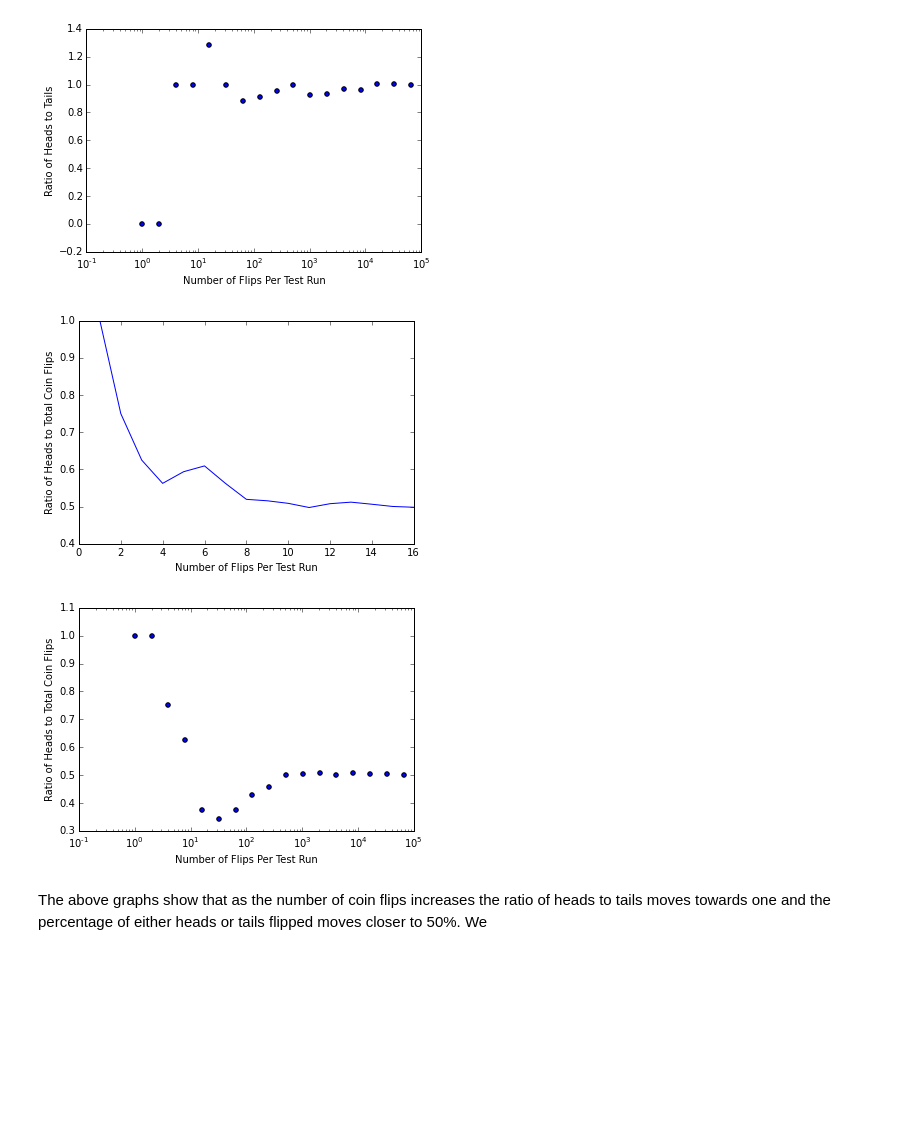
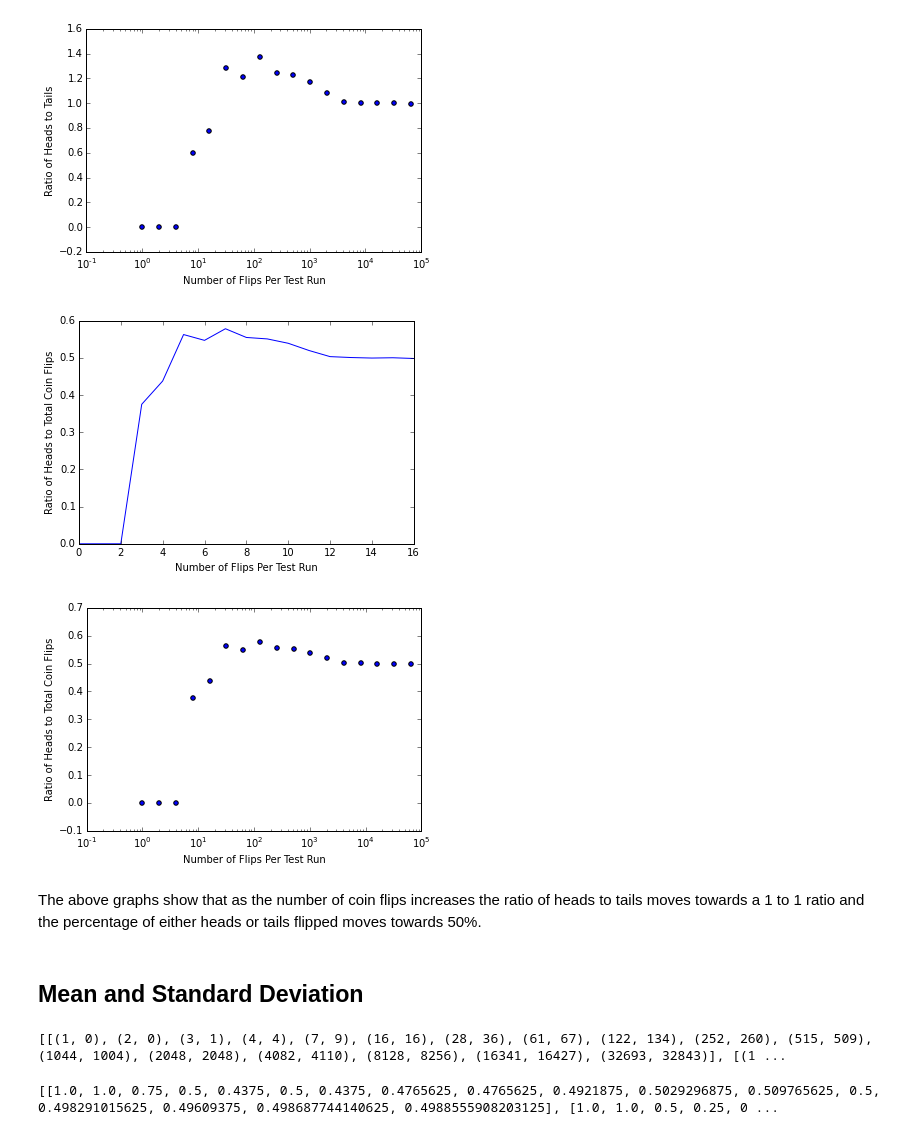
Before and after one commit to TylerKotkin/flipping-out, a Jupyter notebook: coin-flips.ipynb, the cells around one changed output. Cells and saved outputs as stored; diff of their text form; code cells hidden in the pictures; blank space fills up the shorter version.

```diff
--- a/coin-flips.ipynb
+++ b/coin-flips.ipynb
@@ -10,7 +10,7 @@ def coin(n):
     flip = random.randint(0,1)
     return flip
 # %%
-def coin_flips(n=2**16):
+def how_many_flips(n=2**16):
     heads_count = 0
     tails_count = 0
     total_flips = 0
@@ -27,4 +27,6 @@ def coin_flips(n=2**16):
     if sum(data[len(data)-1]) != total_flips:
         data.append((heads_count, tails_count))
     return data
+
+coin_flips = how_many_flips()
 # %%
@@ -56,25 +58,27 @@ plt.show()
 # %%
-plt.scatter([x+y for x,y in coin_flips()], [x/y for x,y in coin_flips()])
+plt.scatter([x+y for x,y in coin_flips], [x/y for x,y in coin_flips])
 plt.xlabel('Number of Flips Per Test Run')
 plt.ylabel('Ratio of Heads to Tails')
 plt.xscale('log')
 plt.show()
 # %% [output]
-[figure, old version]
+[figure, new version]
 # %%
-plt.plot([x/(x+y) for x,y in coin_flips()])
+plt.plot([x/(x+y) for x,y in coin_flips])
 plt.xlabel('Number of Flips Per Test Run')
 plt.ylabel('Ratio of Heads to Total Coin Flips')
 plt.show()
 # %% [output]
-[figure, old version]
+[figure, new version]
 # %%
-plt.scatter([x+y for x,y in coin_flips()], [x/(x+y) for x,y in coin_flips()])
+plt.scatter([x+y for x,y in coin_flips], [x/(x+y) for x,y in coin_flips])
 plt.xlabel('Number of Flips Per Test Run')
 plt.ylabel('Ratio of Heads to Total Coin Flips')
 plt.xscale('log')
 plt.show()
 # %% [output]
-[figure, old version]
+[figure, new version]
 # %% [markdown]
-The above graphs show that as the number of coin flips increases the ratio of heads to tails moves towards one and the percentage of either heads or tails flipped moves closer to 50%. We
+The above graphs show that as the number of coin flips increases the ratio of heads to tails moves towards a 1 to 1 ratio and the percentage of either heads or tails flipped moves towards 50%.
+# %% [markdown]
+## Mean and Standard Deviation
@@ -80,0 +88,14 @@ The above graphs show that as the number of coin flips increases the ratio of he
+# %%
+twenty_times = twenty_times()
+print(twenty_times)
+# %% [output]
+[[(1, 0), (2, 0), (3, 1), (4, 4), (7, 9), (16, 16), (28, 36), (61, 67), (122, 134), (252, 260), (515, 509), (1044, 1004), (2048, 2048), (4082, 4110), (8128, 8256), (16341, 16427), (32693, 32843)], [(1 ...
+# %%
+def ratio(r):
+    return [x/(y+x) for x,y in r]
+
+tr = [ratio(n) for n in twenty_times]
+
+print(tr)
+# %% [output]
+[[1.0, 1.0, 0.75, 0.5, 0.4375, 0.5, 0.4375, 0.4765625, 0.4765625, 0.4921875, 0.5029296875, 0.509765625, 0.5, 0.498291015625, 0.49609375, 0.498687744140625, 0.4988555908203125], [1.0, 1.0, 0.5, 0.25, 0 ...
```
Also changed, not shown: parts of 16 cells of this notebook.
